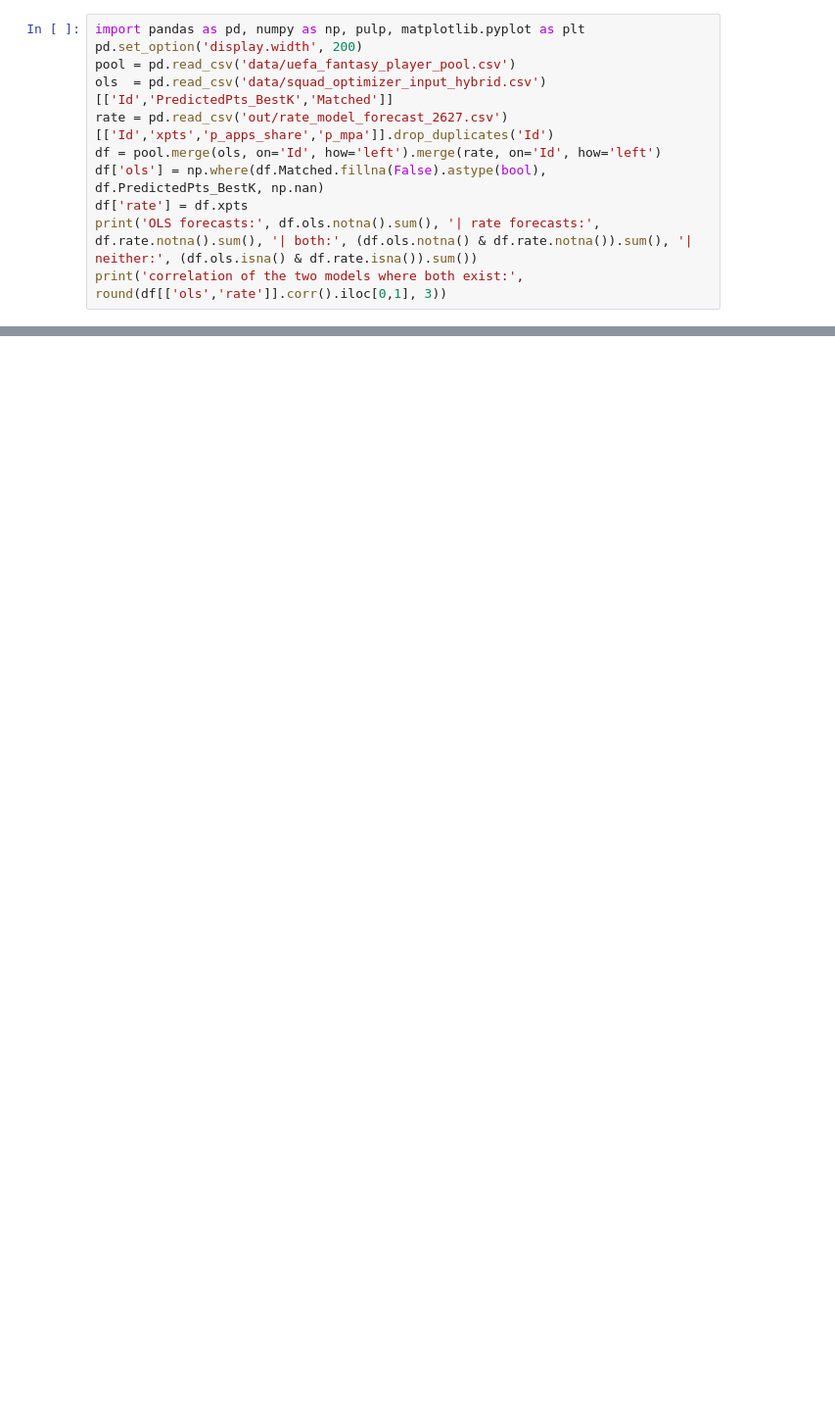
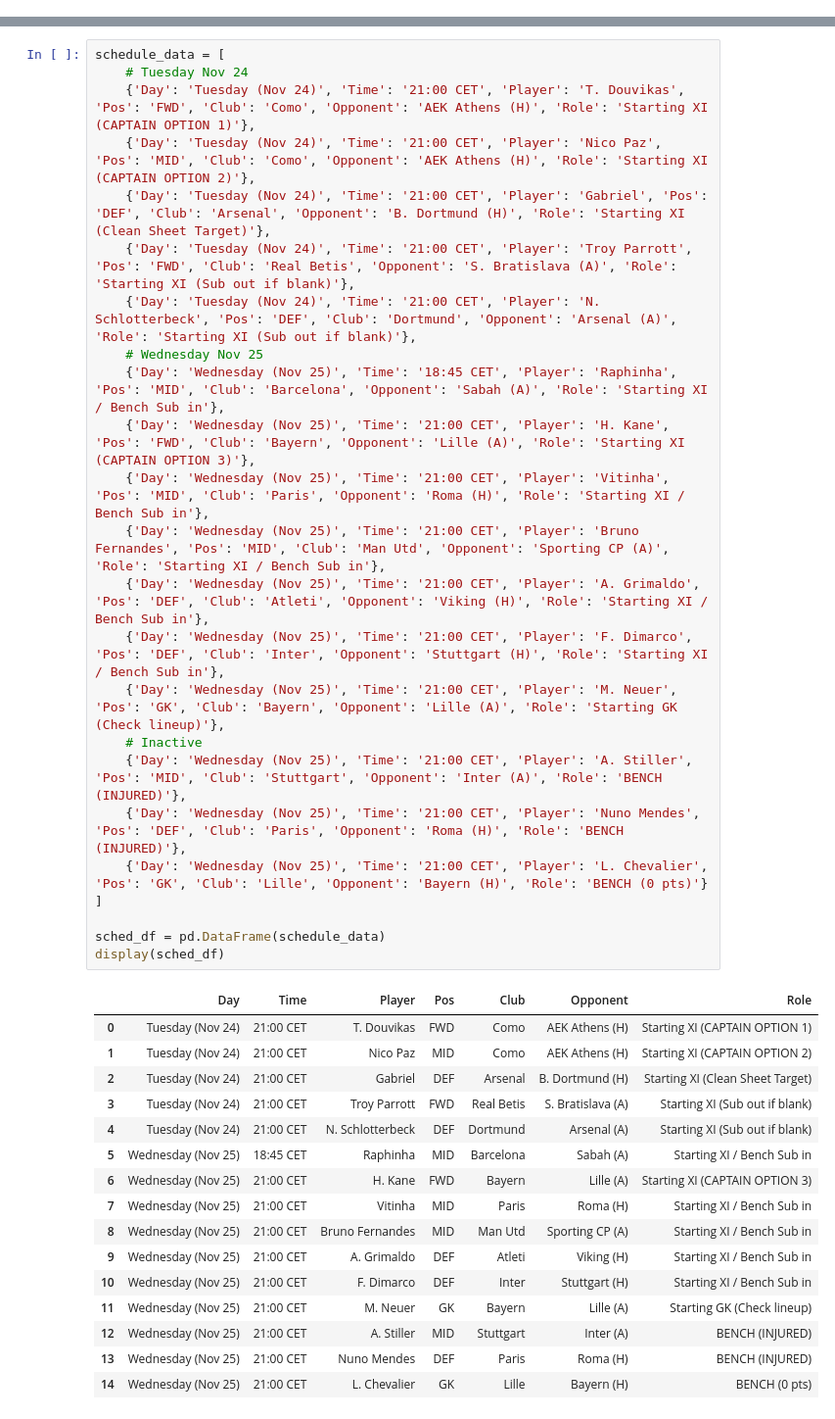
Before and after one commit to alexg171/ucl-fantasy-predictor, a Jupyter notebook: transfer_optimizer.ipynb, the cells around one changed output, grey strips where cells are left out. Shown at 98% size. Cells and saved outputs as stored; diff of their text form; blank space fills up the shorter version.

Commit message:
optimize with recent domestic & ucle performance

```diff
--- a/transfer_optimizer.ipynb
+++ b/transfer_optimizer.ipynb
@@ -11,11 +0,0 @@ Constraints: budget, 2 GK / 5 DEF / 5 MID / 3 FWD, max 3 per club, and the trans
-# %%
-import pandas as pd, numpy as np, pulp, matplotlib.pyplot as plt
-pd.set_option('display.width', 200)
-pool = pd.read_csv('data/uefa_fantasy_player_pool.csv')
-ols  = pd.read_csv('data/squad_optimizer_input_hybrid.csv')[['Id','PredictedPts_BestK','Matched']]
-rate = pd.read_csv('out/rate_model_forecast_2627.csv')[['Id','xpts','p_apps_share','p_mpa']].drop_duplicates('Id')
-df = pool.merge(ols, on='Id', how='left').merge(rate, on='Id', how='left')
-df['ols'] = np.where(df.Matched.fillna(False).astype(bool), df.PredictedPts_BestK, np.nan)
-df['rate'] = df.xpts
-print('OLS forecasts:', df.ols.notna().sum(), '| rate forecasts:', df.rate.notna().sum(), '| both:', (df.ols.notna() & df.rate.notna()).sum(), '| neither:', (df.ols.isna() & df.rate.isna()).sum())
-print('correlation of the two models where both exist:', round(df[['ols','rate']].corr().iloc[0,1], 3))
@@ -404,0 +75,41 @@ so for late transfers the remaining-games horizon is shorter than assumed. Playe
+# %%
+schedule_data = [
+    # Tuesday Nov 24
+    {'Day': 'Tuesday (Nov 24)', 'Time': '21:00 CET', 'Player': 'T. Douvikas', 'Pos': 'FWD', 'Club': 'Como', 'Opponent': 'AEK Athens (H)', 'Role': 'Starting XI (CAPTAIN OPTION 1)'},
+    {'Day': 'Tuesday (Nov 24)', 'Time': '21:00 CET', 'Player': 'Nico Paz', 'Pos': 'MID', 'Club': 'Como', 'Opponent': 'AEK Athens (H)', 'Role': 'Starting XI (CAPTAIN OPTION 2)'},
+    {'Day': 'Tuesday (Nov 24)', 'Time': '21:00 CET', 'Player': 'Gabriel', 'Pos': 'DEF', 'Club': 'Arsenal', 'Opponent': 'B. Dortmund (H)', 'Role': 'Starting XI (Clean Sheet Target)'},
+    {'Day': 'Tuesday (Nov 24)', 'Time': '21:00 CET', 'Player': 'Troy Parrott', 'Pos': 'FWD', 'Club': 'Real Betis', 'Opponent': 'S. Bratislava (A)', 'Role': 'Starting XI (Sub out if blank)'},
+    {'Day': 'Tuesday (Nov 24)', 'Time': '21:00 CET', 'Player': 'N. Schlotterbeck', 'Pos': 'DEF', 'Club': 'Dortmund', 'Opponent': 'Arsenal (A)', 'Role': 'Starting XI (Sub out if blank)'},
+    # Wednesday Nov 25
+    {'Day': 'Wednesday (Nov 25)', 'Time': '18:45 CET', 'Player': 'Raphinha', 'Pos': 'MID', 'Club': 'Barcelona', 'Opponent': 'Sabah (A)', 'Role': 'Starting XI / Bench Sub in'},
+    {'Day': 'Wednesday (Nov 25)', 'Time': '21:00 CET', 'Player': 'H. Kane', 'Pos': 'FWD', 'Club': 'Bayern', 'Opponent': 'Lille (A)', 'Role': 'Starting XI (CAPTAIN OPTION 3)'},
+    {'Day': 'Wednesday (Nov 25)', 'Time': '21:00 CET', 'Player': 'Vitinha', 'Pos': 'MID', 'Club': 'Paris', 'Opponent': 'Roma (H)', 'Role': 'Starting XI / Bench Sub in'},
+    {'Day': 'Wednesday (Nov 25)', 'Time': '21:00 CET', 'Player': 'Bruno Fernandes', 'Pos': 'MID', 'Club': 'Man Utd', 'Opponent': 'Sporting CP (A)', 'Role': 'Starting XI / Bench Sub in'},
+    {'Day': 'Wednesday (Nov 25)', 'Time': '21:00 CET', 'Player': 'A. Grimaldo', 'Pos': 'DEF', 'Club': 'Atleti', 'Opponent': 'Viking (H)', 'Role': 'Starting XI / Bench Sub in'},
+    {'Day': 'Wednesday (Nov 25)', 'Time': '21:00 CET', 'Player': 'F. Dimarco', 'Pos': 'DEF', 'Club': 'Inter', 'Opponent': 'Stuttgart (H)', 'Role': 'Starting XI / Bench Sub in'},
+    {'Day': 'Wednesday (Nov 25)', 'Time': '21:00 CET', 'Player': 'M. Neuer', 'Pos': 'GK', 'Club': 'Bayern', 'Opponent': 'Lille (A)', 'Role': 'Starting GK (Check lineup)'},
+    # Inactive
+    {'Day': 'Wednesday (Nov 25)', 'Time': '21:00 CET', 'Player': 'A. Stiller', 'Pos': 'MID', 'Club': 'Stuttgart', 'Opponent': 'Inter (A)', 'Role': 'BENCH (INJURED)'},
+    {'Day': 'Wednesday (Nov 25)', 'Time': '21:00 CET', 'Player': 'Nuno Mendes', 'Pos': 'DEF', 'Club': 'Paris', 'Opponent': 'Roma (H)', 'Role': 'BENCH (INJURED)'},
+    {'Day': 'Wednesday (Nov 25)', 'Time': '21:00 CET', 'Player': 'L. Chevalier', 'Pos': 'GK', 'Club': 'Lille', 'Opponent': 'Bayern (H)', 'Role': 'BENCH (0 pts)'}
+]
+
+sched_df = pd.DataFrame(schedule_data)
+display(sched_df)
+# %% [output]
+|  | Day | Time | Player | Pos | Club | Opponent | Role |
+| 0 | Tuesday (Nov 24) | 21:00 CET | T. Douvikas | FWD | Como | AEK Athens (H) | Starting XI (CAPTAIN OPTION 1) |
+| 1 | Tuesday (Nov 24) | 21:00 CET | Nico Paz | MID | Como | AEK Athens (H) | Starting XI (CAPTAIN OPTION 2) |
+| 2 | Tuesday (Nov 24) | 21:00 CET | Gabriel | DEF | Arsenal | B. Dortmund (H) | Starting XI (Clean Sheet Target) |
+| 3 | Tuesday (Nov 24) | 21:00 CET | Troy Parrott | FWD | Real Betis | S. Bratislava (A) | Starting XI (Sub out if blank) |
+| 4 | Tuesday (Nov 24) | 21:00 CET | N. Schlotterbeck | DEF | Dortmund | Arsenal (A) | Starting XI (Sub out if blank) |
+| 5 | Wednesday (Nov 25) | 18:45 CET | Raphinha | MID | Barcelona | Sabah (A) | Starting XI / Bench Sub in |
+| 6 | Wednesday (Nov 25) | 21:00 CET | H. Kane | FWD | Bayern | Lille (A) | Starting XI (CAPTAIN OPTION 3) |
+| 7 | Wednesday (Nov 25) | 21:00 CET | Vitinha | MID | Paris | Roma (H) | Starting XI / Bench Sub in |
+| 8 | Wednesday (Nov 25) | 21:00 CET | Bruno Fernandes | MID | Man Utd | Sporting CP (A) | Starting XI / Bench Sub in |
+| 9 | Wednesday (Nov 25) | 21:00 CET | A. Grimaldo | DEF | Atleti | Viking (H) | Starting XI / Bench Sub in |
+| 10 | Wednesday (Nov 25) | 21:00 CET | F. Dimarco | DEF | Inter | Stuttgart (H) | Starting XI / Bench Sub in |
+| 11 | Wednesday (Nov 25) | 21:00 CET | M. Neuer | GK | Bayern | Lille (A) | Starting GK (Check lineup) |
+| 12 | Wednesday (Nov 25) | 21:00 CET | A. Stiller | MID | Stuttgart | Inter (A) | BENCH (INJURED) |
+| 13 | Wednesday (Nov 25) | 21:00 CET | Nuno Mendes | DEF | Paris | Roma (H) | BENCH (INJURED) |
+| 14 | Wednesday (Nov 25) | 21:00 CET | L. Chevalier | GK | Lille | Bayern (H) | BENCH (0 pts) |
```
Also changed, not shown: parts of 35 cells of this notebook, 11 other files.
